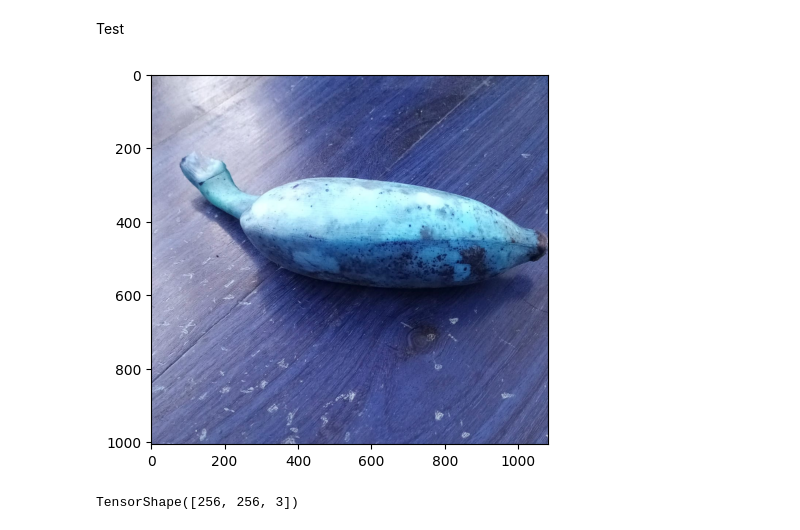
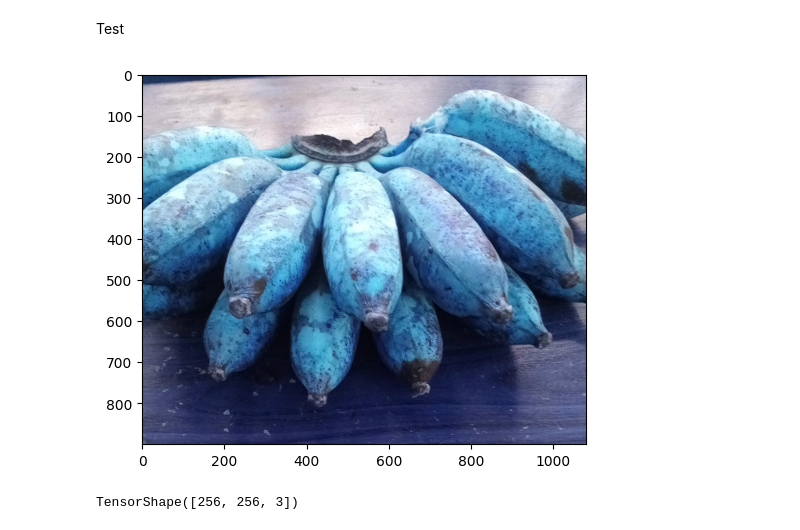
Before and after one commit to RashmiBhagya/Transfer-Leaning-With-Image-Clasifier-Banana-Detection, a Jupyter notebook: banana.ipynb, the cells around one changed output. Drawn from its saved outputs; the diff is of its cells as text; code cells hidden in the pictures.

```diff
--- a/banana.ipynb
+++ b/banana.ipynb
@@ -298,11 +298,11 @@ Test
 # %%
 import cv2
 # %%
-image = cv2.imread('/content/healthy-banana-identify-dataset-chemical-or-not/Banana/Banana/Banana/Test/Non-Chemical/6.jpeg')
+image = cv2.imread('/content/healthy-banana-identify-dataset-chemical-or-not/Banana/Banana/Banana/Test/Non-Chemical/3.jpeg')
 plt.imshow(image)
 plt.show()
 # %% [output]
-[figure, old version]
+[figure, new version]
 # %%
 resized_image = tf.image.resize(image, IMAGE_SIZE)
 scaled_image = resized_image/255
```
Also changed, not shown: parts of 11 cells of this notebook.
